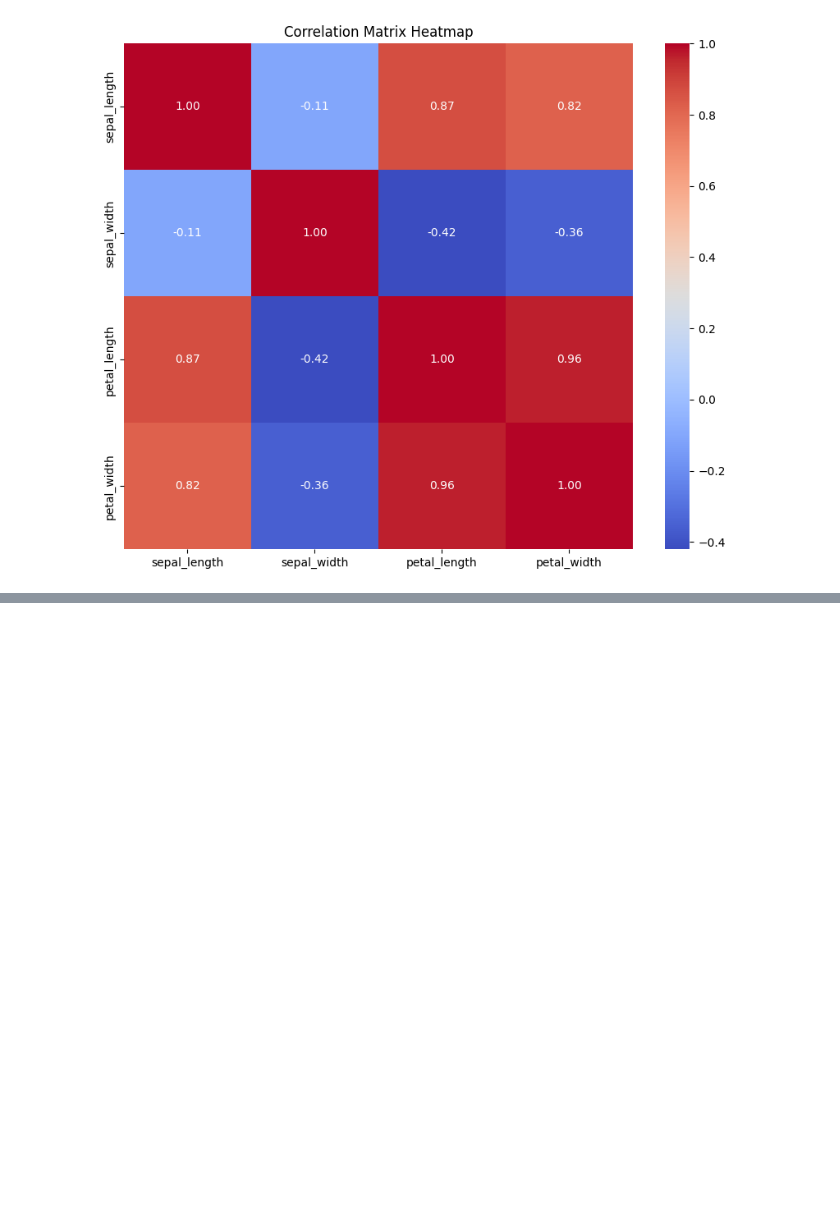
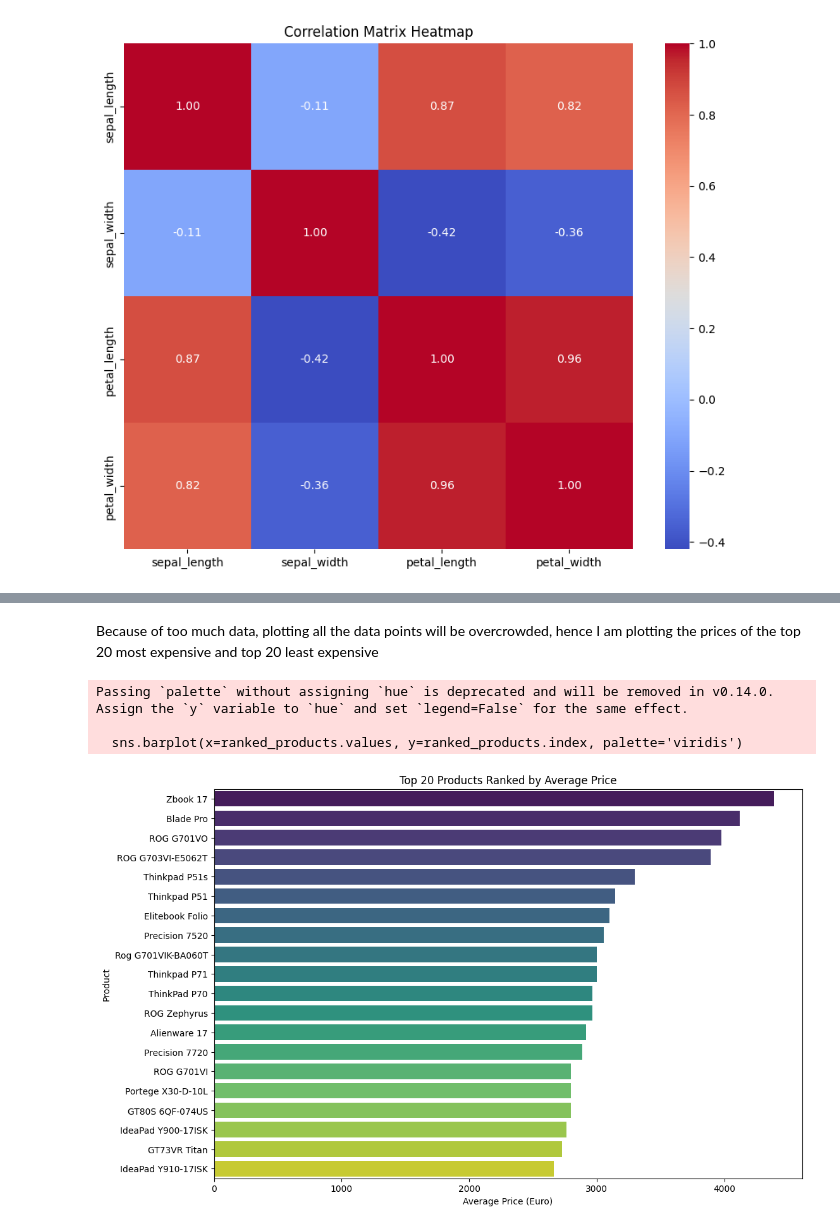
Before and after one commit to Folasewa/DS_Class_Project, a Jupyter notebook: Mini_Project_Folasewa_DS.ipynb, the cells around one changed output, grey strips where cells are left out. Drawn from its saved outputs; the diff is of its cells as text; code cells hidden in the pictures; blank space fills up the shorter version.

```diff
--- a/Mini_Project_Folasewa_DS.ipynb
+++ b/Mini_Project_Folasewa_DS.ipynb
@@ -242,0 +245,2 @@ plt.show()
+# %%
+laptop_data = pd.read_csv('Dataset/laptop_price - dataset.csv')
@@ -242,0 +268,20 @@ plt.show()
+# %% [markdown]
+Because of too much data, plotting all the data points will be overcrowded, hence I am plotting the prices of the top 20 most expensive and top 20 least expensive
+# %%
+
+
+# Calculate the mean price for each product and rank them
+ranked_products = laptop_data.groupby('Product')['Price (Euro)'].mean().sort_values(ascending=False).head(20)
+
+# Plot the ranked distribution
+plt.figure(figsize=(12, 8))
+sns.barplot(x=ranked_products.values, y=ranked_products.index, palette='viridis')
+plt.title('Top 20 Products Ranked by Average Price')
+plt.xlabel('Average Price (Euro)')
+plt.ylabel('Product')
+plt.show()
+# %% [output]
+Passing `palette` without assigning `hue` is deprecated and will be removed in v0.14.0. Assign the `y` variable to `hue` and set `legend=False` for the same effect.
+
+  sns.barplot(x=ranked_products.values, y=ranked_products.index, palette='viridis')
+[figure, added]
```
Also changed, not shown: parts of 4 cells of this notebook, 1 other file.
